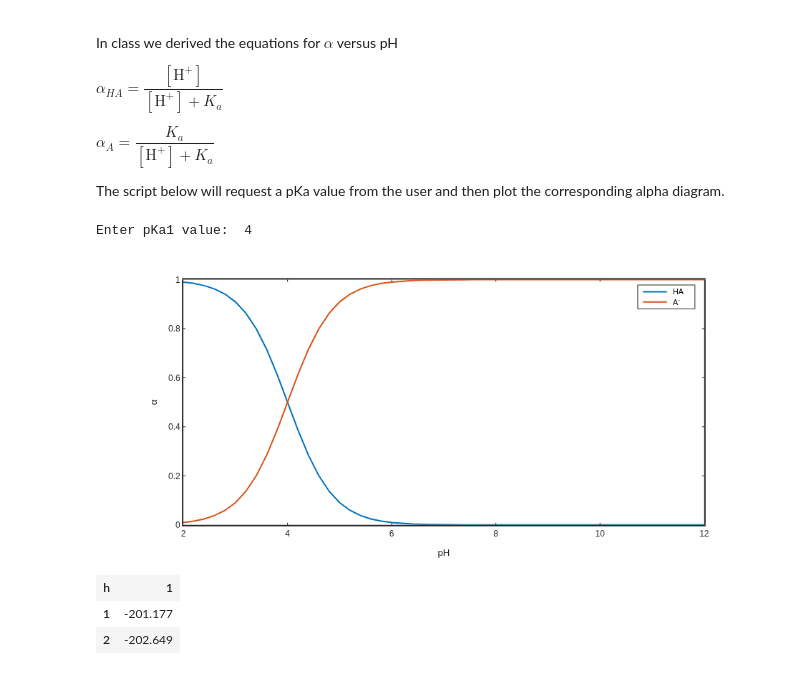
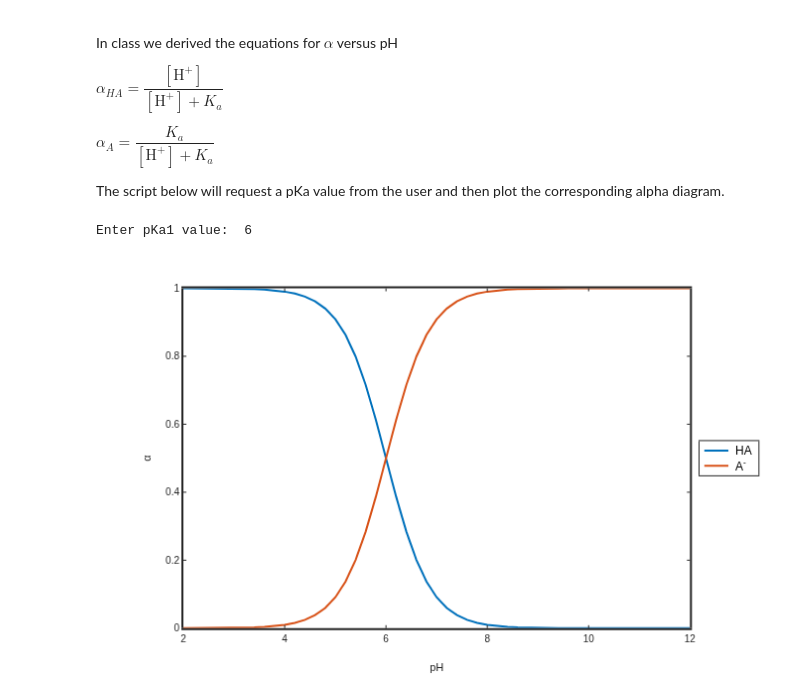
Before and after one commit to skotssd/DSS-JXOctave, a Jupyter notebook: content/CH234/Scripts_to_support_lecture_material/Alpha_weak_acid.ipynb, the cells around one changed output. Saved outputs shown, nothing was run; the diff lists cells and outputs as text; code cells hidden in the pictures.

Commit message:
found that legend and gca set font size are incompatible for jupyterlite but not local

```diff
--- a/content/CH234/Scripts_to_support_lecture_material/Alpha_weak_acid.ipynb
+++ b/content/CH234/Scripts_to_support_lecture_material/Alpha_weak_acid.ipynb
@@ -18,20 +18,20 @@ The script below will request a pKa value from the user and then plot the corres
 # %%
 pKa = input("Enter pKa1 value: "); Ka=10^-pKa;
 %pKa=4; Ka=10^-pKa;
 pH=2:0.2:12; H=10.^-pH;
 alphaHL=H./(Ka+H);
 alphaL=Ka./(Ka+H);
 %h1=plot(pH,alphaHL,'r-','linewidth',2); hold on
 %h2=plot(pH,alphaL,'b-',"linewidth", 2);
 h=plot(pH,alphaHL,pH,alphaL);
 set(h(1),'linewidth',2); set(h(2),'linewidth',2)
-legend('HA','A^-')
-set(gca,'linewidth',2,'fontsize',12)
+%hold on
+legend('HA','A^-','fontsize',12,'location','eastoutside')
+set(gca,'linewidth',2)
+%set(gca,'FontSize',12);
+% for some reason gca fontsize combined with legend seems to cause to hang but only on jupyterlite
 xlabel('pH')
 ylabel('\alpha')
 # %% [output]
-Enter pKa1 value:  4
+Enter pKa1 value:  6
-[figure, old version]
+[figure, new version]
-| h | 1 |
-| 1 | -201.177 |
-| 2 | -202.649 |
```
